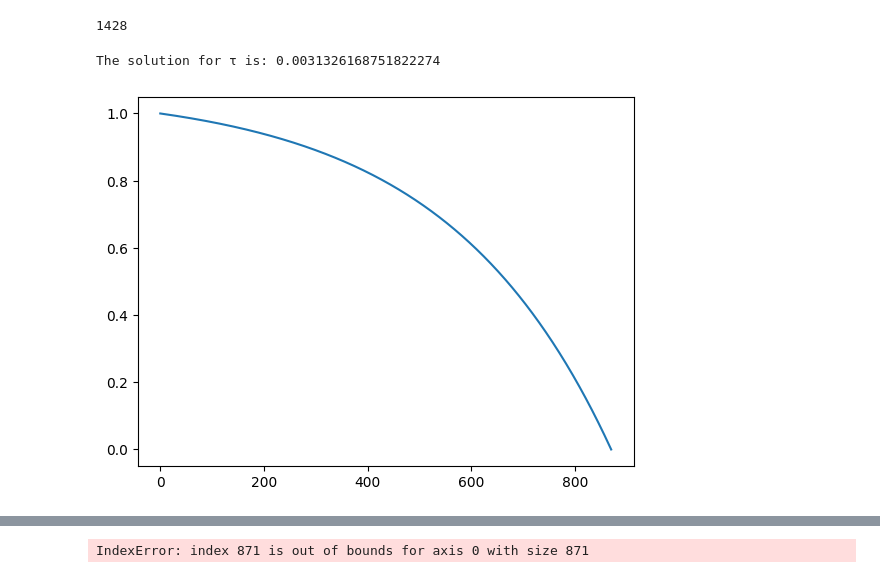
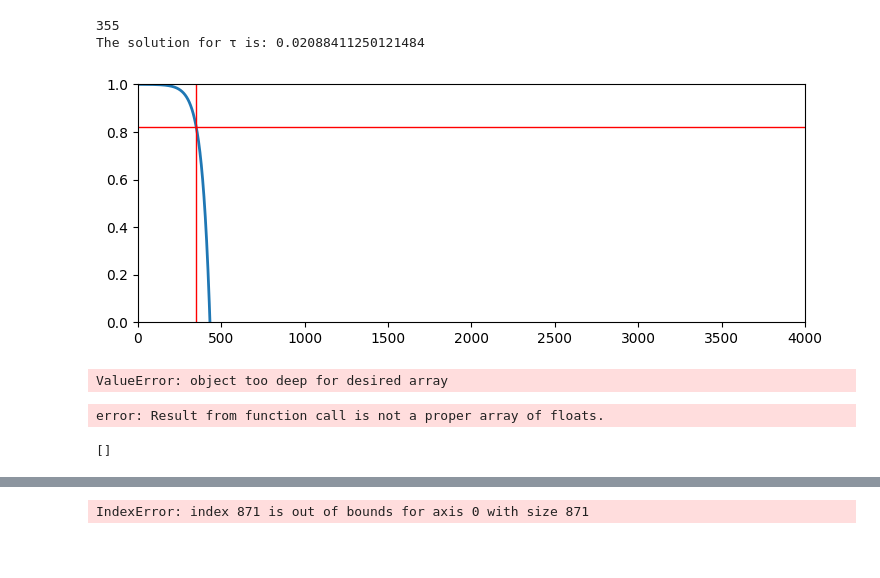
Before and after one commit to qawl987/DAST-self, a Jupyter notebook: notebook/FEMTO-st/data_processing/experiment.ipynb, the cells around one changed output, grey strips where cells are left out. Saved outputs shown, nothing was run; the diff lists cells and outputs as text; code cells hidden in the pictures; blank space fills up the shorter version.

```diff
--- a/notebook/FEMTO-st/data_processing/experiment.ipynb
+++ b/notebook/FEMTO-st/data_processing/experiment.ipynb
@@ -21,4 +10,0 @@ life = len(accs)
-# %%
-life
-# %% [output]
-1428
@@ -31,25 +11,76 @@ life
 # %%
-from scipy.optimize import fsolve
-def equation(tau, a):
-    return 1 + np.exp(a) - np.exp((100 * tau) + a)
+accs = os.listdir(FEMTO+'Bearing3_3')
+accs.sort()
+accs = [acc for acc in accs if acc.startswith('acc')]
+life = len(accs)
+print(int(life * 0.82))
+def equation(tau, a, T):
+    return 1 + np.exp(a) - np.exp((T * tau) + a)
 
 initial_guess = 0
 a = 1
-result = fsolve(equation, initial_guess, args=(a,))
+T = 15
+result = fsolve(equation, initial_guess, args=(a, T))
 tau = result[0]
 print(f"The solution for τ is: {tau}")
 def HI(t):
     return 1 + np.exp(a) - np.exp((t * tau) + a)
 
-rul = [i for i in range(871)]
+rul = [i for i in range(life)]
 hi_y = list(map(HI, rul))
-# plt.plot(hi_y)
-# plt.show()
 min_value = min(hi_y)
 max_value = max(hi_y)
 normalized_values = [(x - min_value) / (max_value - min_value) for x in hi_y]
-plt.plot(normalized_values)
+
+plt.figure(figsize=(8.61, 3.09))
+plt.xlim(0, 4000)
+plt.ylim(0.0, 1.0)
+plt.plot(normalized_values, linewidth=2)
+plt.axvline(x=life*0.8, color='r', linewidth=1)
+plt.axhline(y=0.82, color='r', linewidth=1)
 plt.show()
 # %% [output]
-The solution for τ is: 0.0031326168751822274
+355
+The solution for τ is: 0.02088411250121484
-[figure, old version]
+[figure, new version]
+# %%
+def equation(tau, a, t1, t2):
+    eq1 = 0 + np.exp(a) - np.exp(t1 * tau + a)
+    eq2 = -0.2 + np.exp(a) - np.exp(t2 * tau + a)
+    return [eq1, eq2]
+
+# Initial guess for a and tua
+initial_guess = 0
+t1 = 2800
+t2 = 2300
+# Solve the equations
+solution = fsolve(equation, initial_guess, args=(a, t1, t2))
+print(solution)
+# Extracting the solutions for a and tua
+a_solution, tua_solution = solution
+
+print("Solution:")
+print("a =", a_solution)
+print("tua =", tua_solution)
+# %% [output]
+ValueError: object too deep for desired array
+error: Result from function call is not a proper array of floats.
+# %%
+import sympy as sp
+
+# Define the variables
+a, tua = sp.symbols('a tua')
+
+# Given equations
+eq1 = 1 + sp.exp(a) - sp.exp(2800 * tua + a) - 1
+eq2 = 1 + sp.exp(a) - sp.exp(2300 * tua + a) - 0.8
+
+# Solve the system of equations
+solutions = sp.solve((eq1, eq2), (a, tua))
+
+# Extract the value of 'a'
+print(solutions)
+
+# print(f"The value of 'a' is approximately: {a_value:.4f}")
+# %% [output]
+[]
```
Also changed, not shown: parts of 5 cells of this notebook, 1 other file.
